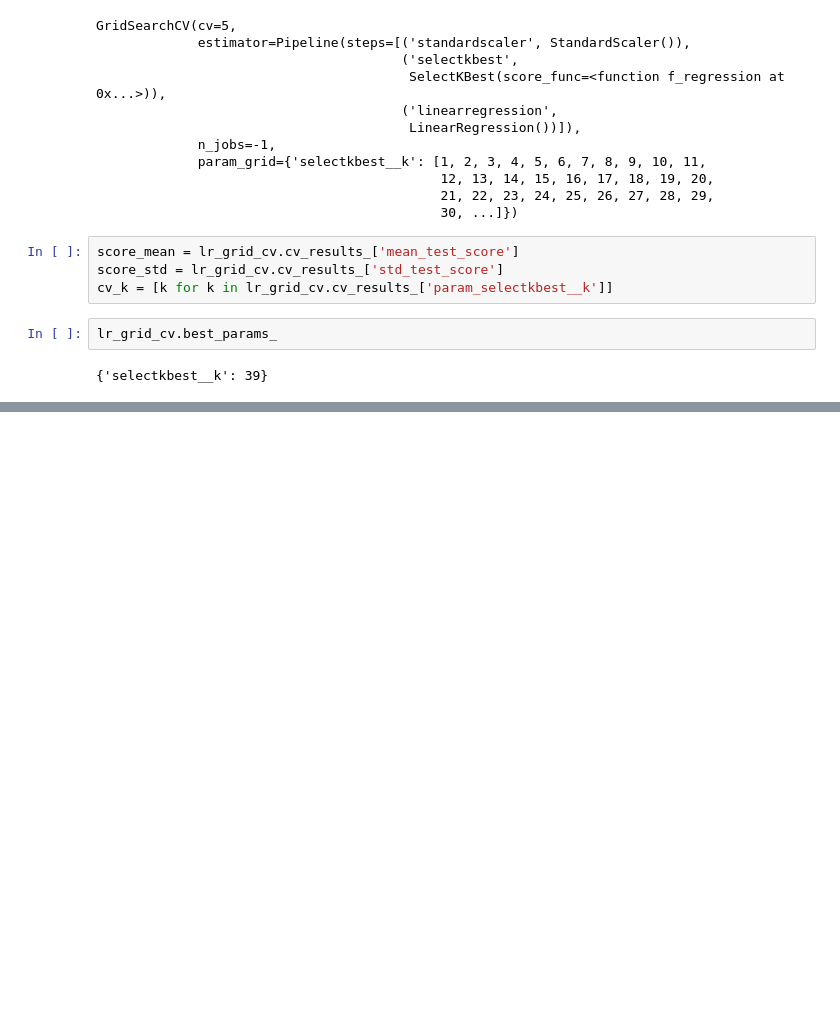
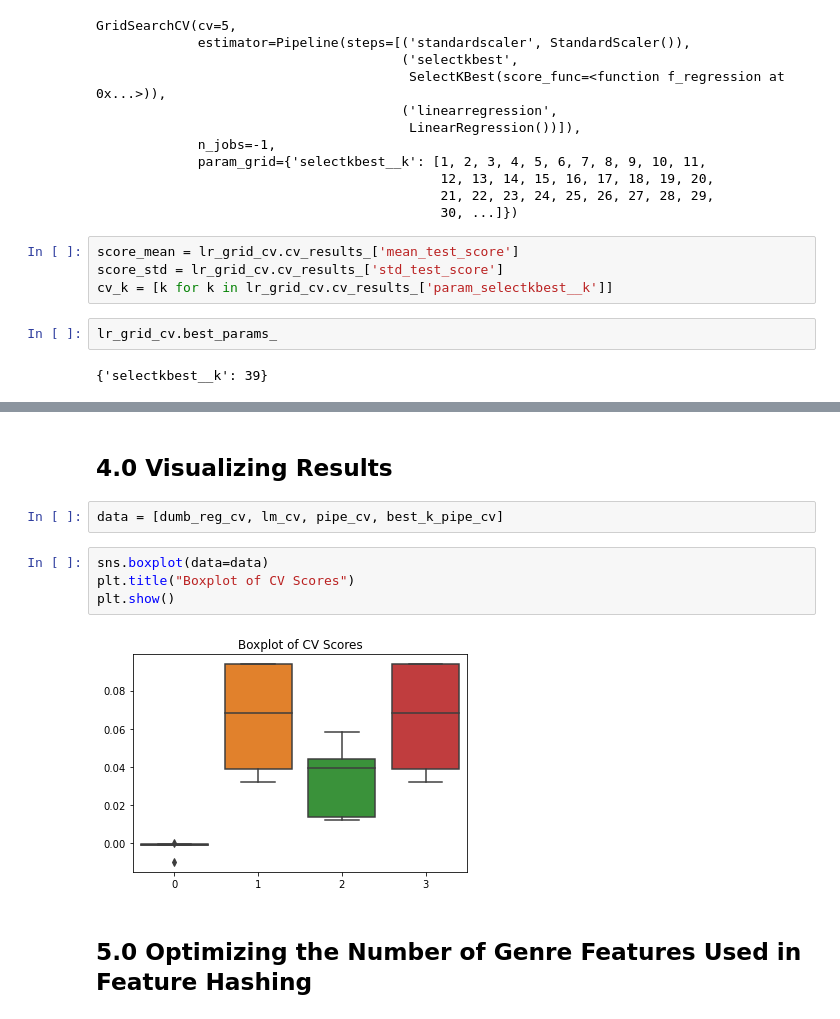
Before and after one commit to JelicaB/BillboardSongAnalysis, a Jupyter notebook: notebooks/4.0-JB-Preprocessing-and-Training.ipynb, the cells around one changed output, grey strips where cells are left out. Drawn from its saved outputs; the diff is of its cells as text; blank space fills up the shorter version.

```diff
--- a/notebooks/4.0-JB-Preprocessing-and-Training.ipynb
+++ b/notebooks/4.0-JB-Preprocessing-and-Training.ipynb
@@ -289,0 +289,12 @@ plt.title('Pipeline mean CV score (error bars +/- 1sd)');
+# %% [markdown]
+## 4.0 Visualizing Results
+# %%
+data = [dumb_reg_cv, lm_cv, pipe_cv, best_k_pipe_cv]
+# %%
+sns.boxplot(data=data)
+plt.title("Boxplot of CV Scores")
+plt.show()
+# %% [output]
+[figure, added]
+# %% [markdown]
+## 5.0 Optimizing the Number of Genre Features Used in Feature Hashing
```
Also changed, not shown: parts of 54 cells of this notebook.
